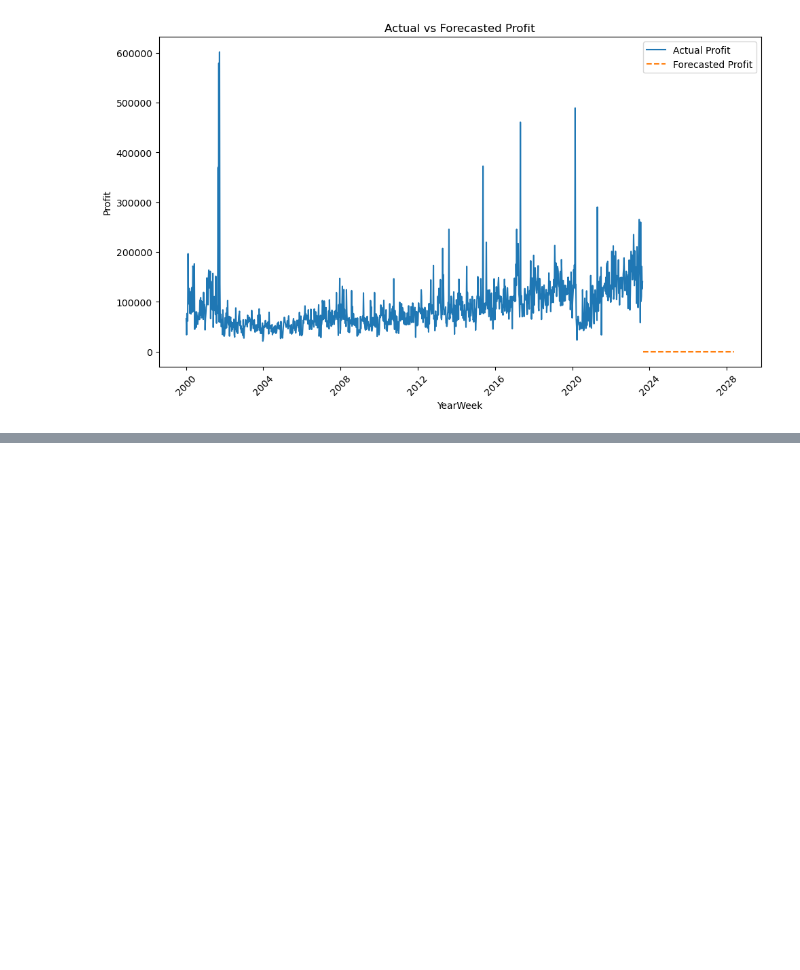
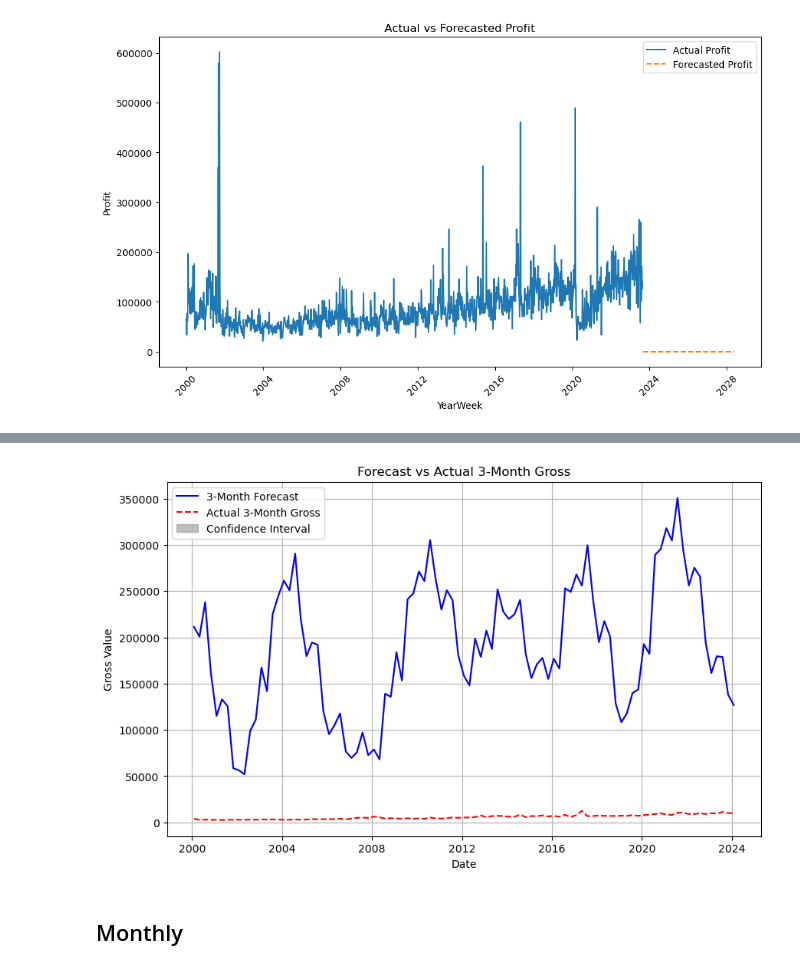
Before and after one commit to AmitKumar7138/MusicMarvel, a Jupyter notebook: DataPreprocessing.ipynb, the cells around one changed output, grey strips where cells are left out. Cells and saved outputs as stored; diff of their text form; code cells hidden in the pictures; blank space fills up the shorter version.

```diff
--- a/DataPreprocessing.ipynb
+++ b/DataPreprocessing.ipynb
@@ -438,0 +564,30 @@ memory usage: 463.1+ KB
+# %%
+# Convert 'ds', 'yhat', 'yhat_lower', and 'yhat_upper' from the 3-month forecast to numpy arrays
+m_3ds_values = np.array(m_3forecast_fp['ds'])
+m_3yhat_values = np.array(m_3forecast_fp['yhat'])
+m_3yhat_lower_values = np.array(m_3forecast_fp['yhat_lower'])
+m_3yhat_upper_values = np.array(m_3forecast_fp['yhat_upper'])
+
+# Convert 'ds' and 'y' from the actual 'three_month_gross' data to numpy arrays
+ds_actual_3m = np.array(three_month_gross['ds'])  # Assuming 'three_month_gross' has a 'ds' column
+y_actual_3m = np.array(three_month_gross['y'])    # Assuming 'three_month_gross' has a 'y' column for actual values
+
+# Plot the forecast
+plt.figure(figsize=(10, 6))
+plt.plot(m_3ds_values, m_3yhat_values, label='3-Month Forecast', color='blue')
+plt.fill_between(m_3ds_values, m_3yhat_lower_values, m_3yhat_upper_values, color='gray', alpha=0.5, label='Confidence Interval')
+
+# Plot the actual 3-month gross values
+plt.plot(ds_actual_3m, y_actual_3m, label='Actual 3-Month Gross', color='red', linestyle='dashed')
+
+# Customize and show the plot
+plt.xlabel('Date')
+plt.ylabel('Gross Value')
+plt.title('Forecast vs Actual 3-Month Gross')
+plt.legend()
+plt.grid(True)
+plt.show()
+# %% [output]
+[figure, added]
+# %% [markdown]
+## Monthly
```
Also changed, not shown: parts of 68 cells of this notebook.
